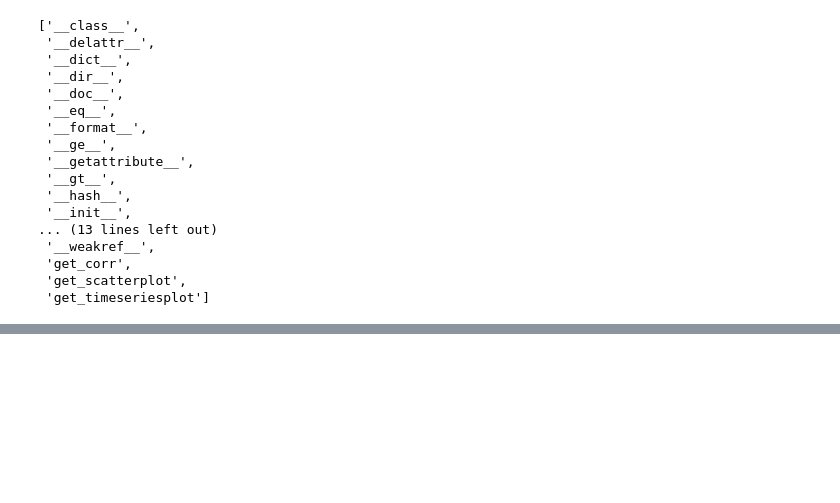
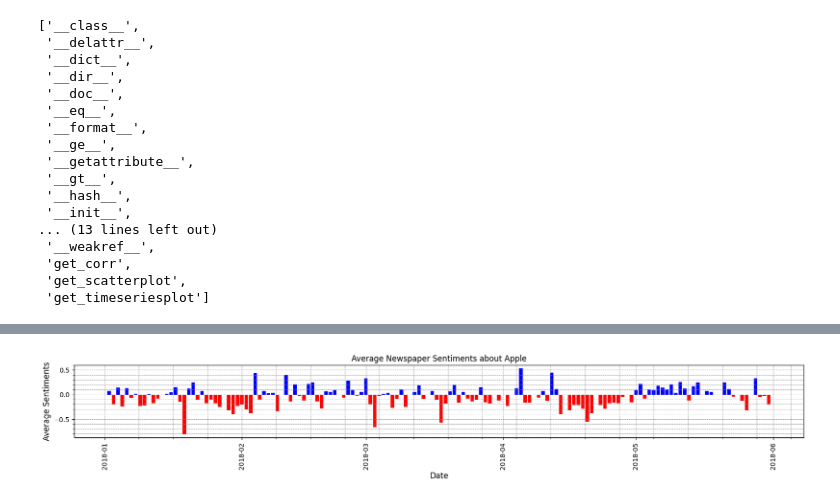
Before and after one commit to KaimiHuang/Quantifying-News-Sentiment-and-Its-Correlation-with-Stock-Price-Changes, a Jupyter notebook: main.ipynb, the cells around one changed output, grey strips where cells are left out. Saved outputs shown, nothing was run; the diff lists cells and outputs as text; code cells hidden in the pictures; blank space fills up the shorter version.

Commit message:
tested the model_2 (FinBERT) program

```diff
--- a/main.ipynb
+++ b/main.ipynb
@@ -538,6 +538,24 @@ def calc_avg_sentiment(art, model):
         inputs = tokenizer_2(art, padding = True, truncation = True, return_tensors='pt')
         outputs = model_2(**inputs)
         predictions = torch.nn.functional.softmax(outputs.logits, dim=-1)
+        predictions_list = predictions.tolist()
+        sent = []
+
+        for pred in predictions_list:
+            max_prob = max(pred)
+            ind = pred.index(max_prob)
+            if ind == 0:
+                l = 1
+            elif ind == 1:
+                l = -1
+            else:
+                l = 0
+            sent.append(l)
+
+        if len(sent) == 0:
+            avg_sent = 0.0
+        else:
+            avg_sent = round(np.mean(sent),2)
 
     return avg_sent
 
@@ -947,0 +922,2 @@ dir(Correlation)
+# %%
+test_2 = SentimentDataFrames(df_news,model_2)
@@ -947,0 +960,3 @@ dir(Correlation)
+# %%
+sent_df_2 = test_2.get_comp_sentiments()
+sent_df_2
@@ -947,0 +977,5 @@ dir(Correlation)
+# %%
+a_2 = SentimentGraph('apple',sent_df_2)
+a_2.get_sent_graph()
+# %% [output]
+[figure, added]
```
Also changed, not shown: parts of 20 cells of this notebook.
